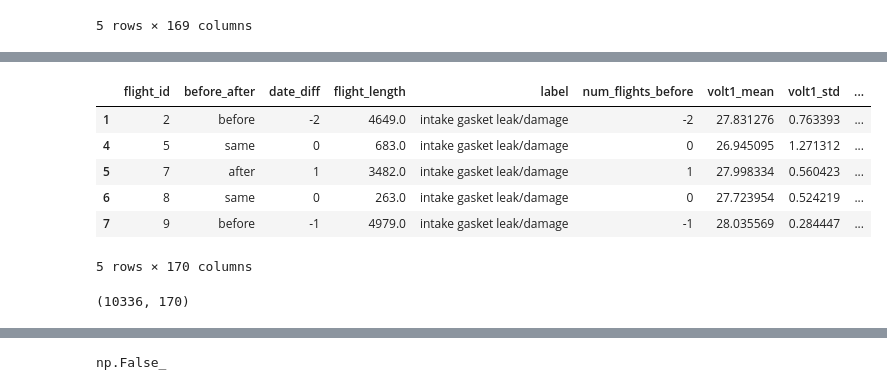
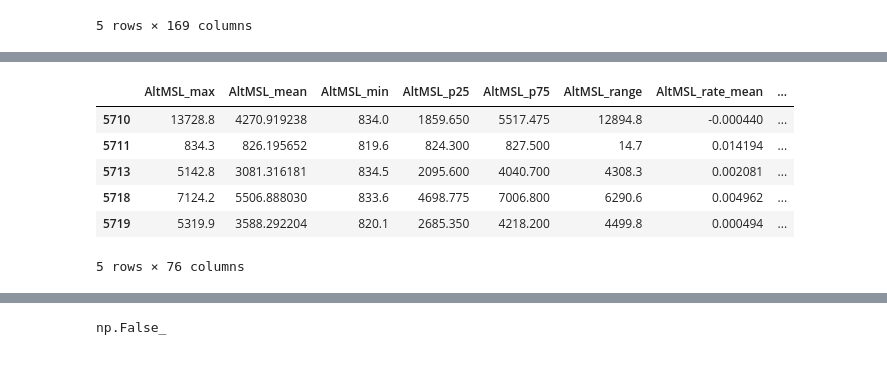
Before and after one commit to 4garriga/flights, a Jupyter notebook: src/random_forest.ipynb, the cells around one changed output, grey strips where cells are left out. Saved outputs shown, nothing was run; the diff lists cells and outputs as text; code cells hidden in the pictures.

Commit message:
fix for before maintence only, clarify what is X (training features) and y (target), added performance metrics

```diff
--- a/src/random_forest.ipynb
+++ b/src/random_forest.ipynb
@@ -29,3 +39,11 @@ with json_path.open() as fp:
     label_cluster_map = json.loads(fp.read())
 
 df["cluster"] = df["label"].map(label_cluster_map)
+# %%
+# weighted labels
+sort_by = "weight_total_impact"
+
+weighted_labels_path = PROJECT_DIR / "data" / "weighted_labels.csv"
+weighted_labels_df = pd.read_csv(weighted_labels_path, index_col=0)
+weighted_labels_df.sort_values(by=sort_by, ascending=False).head()
+# weighted_labels_df.head()
@@ -32,17 +57,18 @@ df["cluster"] = df["label"].map(label_cluster_map)
 # %%
-# limit labels
-LABELS = [
-    "baffle crack/damage/loose/miss",
-    "cylinder compression issue",
-    "engine failure/fire/time out",
-    "intake gasket leak/damage",
+# limit labels and apply filters
+num_labels = 5
+
+LABELS = weighted_labels_df.sort_values(by=sort_by, ascending=False)["label"].values[
+    :num_labels
 ]
+label_mask = df["label"].isin(LABELS)
 
-label_mask = df["label"].isin(LABELS)
+# look only at flights before maintenance
 before_mask = df["before_after"] == "before"
-df_before = df[label_mask]
+
+df_before = df[label_mask & before_mask]
 # %%
-# Choose features
+# Choose features for training
 features = [
     "AltMSL_max",
     "AltMSL_mean",
@@ -193,11 +219,11 @@ features = [
     "amp2_p25",
     "amp2_p75",
     "amp2_std",
-    "date_diff",
-    "flight_length",
+    # "date_diff",
+    # "flight_length",
     "fuel_imbalance_max",
     "fuel_imbalance_mean",
-    "num_flights_before",
+    # "num_flights_before",
     "volt1_max",
     "volt1_mean",
     "volt1_min",
@@ -212,19 +238,16 @@ features = [
     # "volt2_std",
 ]
 # %%
-# drop na
-df_before = df_before.loc[~df_before[features].isna().any(axis=1), :]
-# df_before = df_before[features].dropna()
-df_before.head()
+# Reduce columns only to selected features and dropna
+X = df_before[features].dropna()
+X.head()
 # %% [output]
-|  | flight_id | before_after | date_diff | flight_length | label | num_flights_before | volt1_mean | volt1_std | ... |
-| 1 | 2 | before | -2 | 4649.0 | intake gasket leak/damage | -2 | 27.831276 | 0.763393 | ... |
-| 4 | 5 | same | 0 | 683.0 | intake gasket leak/damage | 0 | 26.945095 | 1.271312 | ... |
-| 5 | 7 | after | 1 | 3482.0 | intake gasket leak/damage | 1 | 27.998334 | 0.560423 | ... |
-| 6 | 8 | same | 0 | 263.0 | intake gasket leak/damage | 0 | 27.723954 | 0.524219 | ... |
-| 7 | 9 | before | -1 | 4979.0 | intake gasket leak/damage | -1 | 28.035569 | 0.284447 | ... |
+|  | AltMSL_max | AltMSL_mean | AltMSL_min | AltMSL_p25 | AltMSL_p75 | AltMSL_range | AltMSL_rate_mean | ... |
+| 5710 | 13728.8 | 4270.919238 | 834.0 | 1859.650 | 5517.475 | 12894.8 | -0.000440 | ... |
+| 5711 | 834.3 | 826.195652 | 819.6 | 824.300 | 827.500 | 14.7 | 0.014194 | ... |
+| 5713 | 5142.8 | 3081.316181 | 834.5 | 2095.600 | 4040.700 | 4308.3 | 0.002081 | ... |
+| 5718 | 7124.2 | 5506.888030 | 833.6 | 4698.775 | 7006.800 | 6290.6 | 0.004962 | ... |
+| 5719 | 5319.9 | 3588.292204 | 820.1 | 2685.350 | 4218.200 | 4499.8 | 0.000494 | ... |
-5 rows × 170 columns
+5 rows × 76 columns
 # %%
-df_before.shape
+assert X.shape[1] == len(features)
-# %% [output]
-(10336, 170)
```
Also changed, not shown: parts of 17 cells of this notebook.
